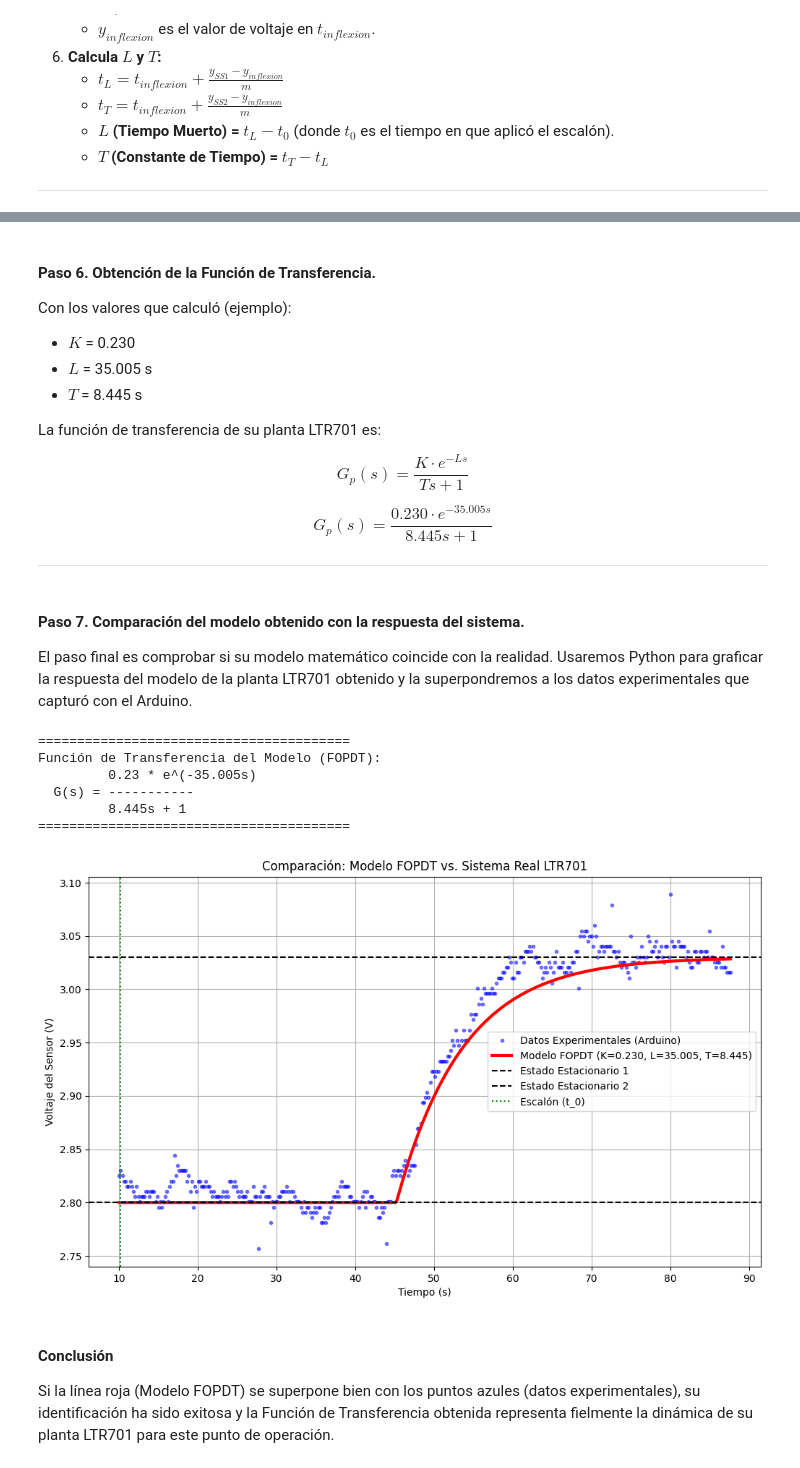
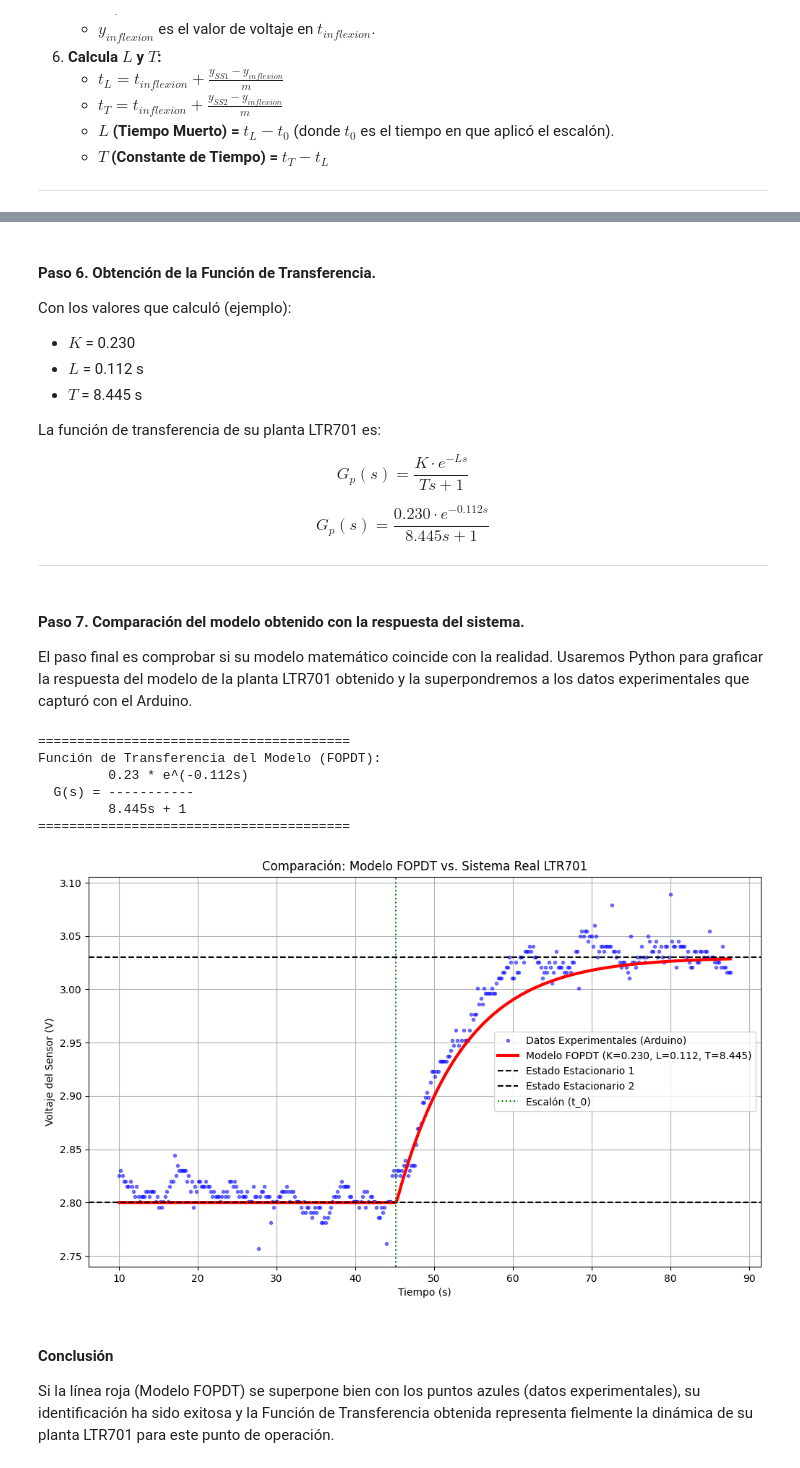
Before and after one commit to GiannyAlcantara01/control-clasico, a Jupyter notebook: practicas/P_3_01_Modelado_sistema_LTR701.ipynb, the cells around one changed output, grey strips where cells are left out. Drawn from its saved outputs; the diff is of its cells as text; code cells hidden in the pictures.

```diff
--- a/practicas/P_3_01_Modelado_sistema_LTR701.ipynb
+++ b/practicas/P_3_01_Modelado_sistema_LTR701.ipynb
@@ -201,7 +211,7 @@ delta_u = 1.0    # Cambio en la entrada.
 
 # --- Tiempo del escalón (REEMPLAZAR CON SUS VALORES) ---
 # Es el primer valor de tiempo que el Monitor Serie imprime inmediatamente después de que aparece el mensaje --- ESCALÓN APLICADO (40%) ---
-t_0 = 10.028       # Nota: Convertir el valor de ms a segundos.
+t_0 = 44.921       # Nota: Convertir el valor de ms a segundos.
 
 # --- Ventana del filtro  (Puedes ajustar este valor si es necesario, 5 o 7 es un buen inicio) ---
 window_size = 25
@@ -352,14 +362,14 @@ Tiempos calculados (método de la tangente):
 Con los valores que calculó (ejemplo):
 
 * $K$ = 0.230
-* $L$ = 35.005 s
+* $L$ = 0.112 s
 * $T$ = 8.445 s
 
 La función de transferencia de su planta LTR701 es:
 
 $$G_p(s) = \frac{K \cdot e^{-Ls}}{Ts + 1}$$
 
-$$G_p(s) = \frac{0.230 \cdot e^{-35.005s}}{8.445s + 1}$$
+$$G_p(s) = \frac{0.230 \cdot e^{-0.112s}}{8.445s + 1}$$
 
 ---
 # %% [markdown]
@@ -376,7 +386,7 @@ nombre_archivo = 'datos_curva_s.txt'
 
 # --- Parámetros obtenidos del análisis (REEMPLAZAR CON SUS VALORES) ---
 K = 0.230
-L = 35.005      # Tiempo muerto (s)
+L = 0.112     # Tiempo muerto (s)
 T = 8.445     # Constante de tiempo (s)
 
 # --- Parámetros del experimento (REEMPLAZAR CON SUS VALORES) ---
@@ -386,7 +396,7 @@ delta_u = 1.0  # Cambio en la entrada.
 
 # --- Tiempo del escalón (REEMPLAZAR CON SUS VALORES) ---
 # Es el primer valor de tiempo que el Monitor Serie imprime inmediatamente después de que aparece el mensaje --- ESCALÓN APLICADO (40%) ---
-t_in = 10.028      # Nota: Convertir el valor de ms a segundos.
+t_in = 44.921      # Nota: Convertir el valor de ms a segundos.
 
 # --- Definir e imprimir la Función de Transferencia (FT) ---
 print("\n" + "="*40)
@@ -421,35 +431,35 @@ try:
             y_sim[i] = y_ss1 + (K * delta_u) * (1 - np.exp(-(t - t_0 - L) / T))
 
             # Limitar la respuesta al valor final por si el modelo sobrepasa
             if y_sim[i] > y_ss2:
                 y_sim[i] = y_ss2
 
     # --- Graficar la comparación ---
     plt.figure(figsize=(12, 7))
     plt.plot(t_exp, y_exp, 'b.', label='Datos Experimentales (Arduino)', alpha=0.5)
     plt.plot(t_sim, y_sim, 'r-', linewidth=3, label=f'Modelo FOPDT (K={K:.3f}, L={L:.3f}, T={T:.3f})')
     plt.axhline(y=y_ss1, color='k', linestyle='--', label='Estado Estacionario 1')
     plt.axhline(y=y_ss2, color='k', linestyle='--', label='Estado Estacionario 2')
     plt.axvline(x=t_0, color='g', linestyle=':', label='Escalón (t_0)')
 
     plt.title('Comparación: Modelo FOPDT vs. Sistema Real LTR701')
     plt.xlabel('Tiempo (s)')
     plt.ylabel('Voltaje del Sensor (V)')
     plt.legend()
     plt.grid(True)
     plt.show()
 
 except FileNotFoundError:
     print(f"Error: No se encontró el archivo {nombre_archivo}")
     print("Por favor, guarde sus datos del Arduino con ese nombre en la misma carpeta.")
 # %% [output]
 ========================================
 Función de Transferencia del Modelo (FOPDT):
-         0.23 * e^(-35.005s)
+         0.23 * e^(-0.112s)
   G(s) = -----------
          8.445s + 1
 ========================================
-[figure, old version]
+[figure, new version]
 # %% [markdown]
 #### Conclusión
 
```
Also changed, not shown: parts of 2 cells of this notebook, 2 other files.
